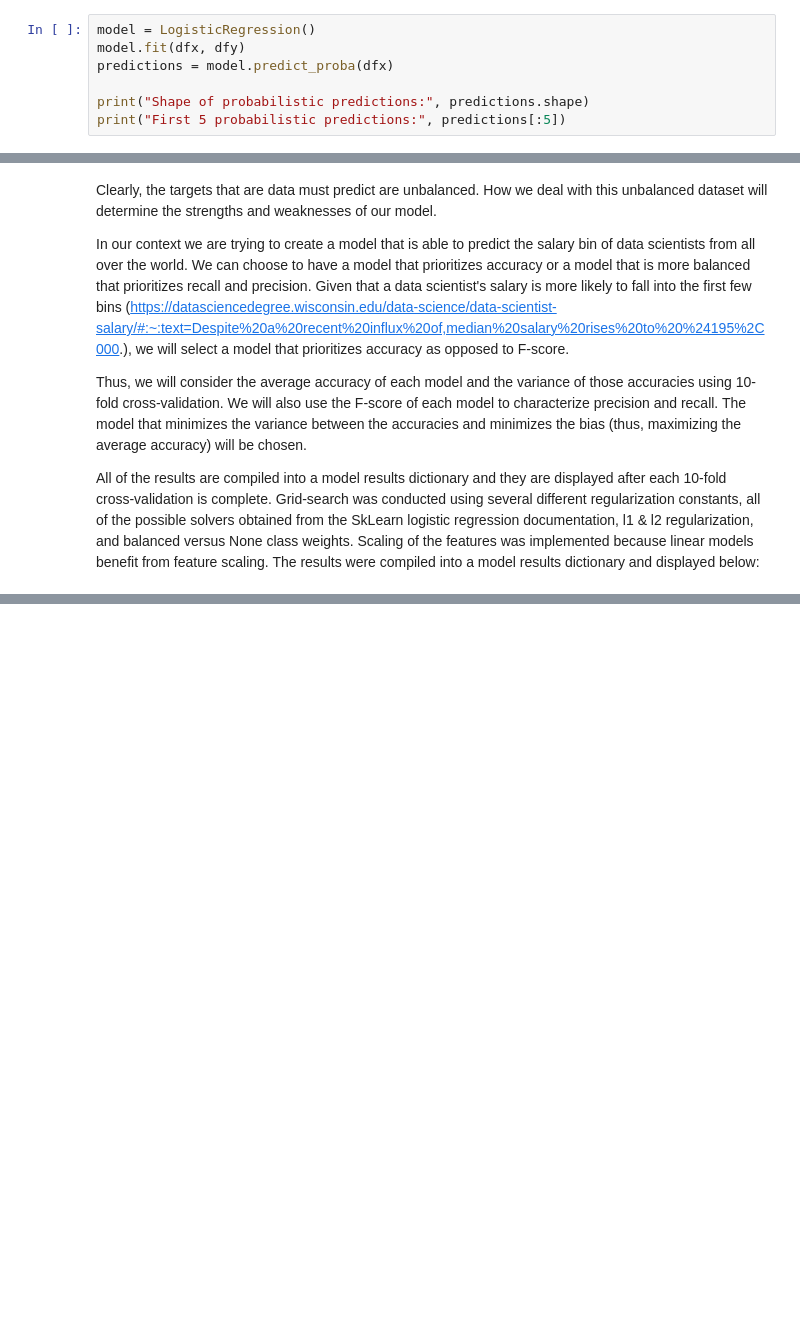
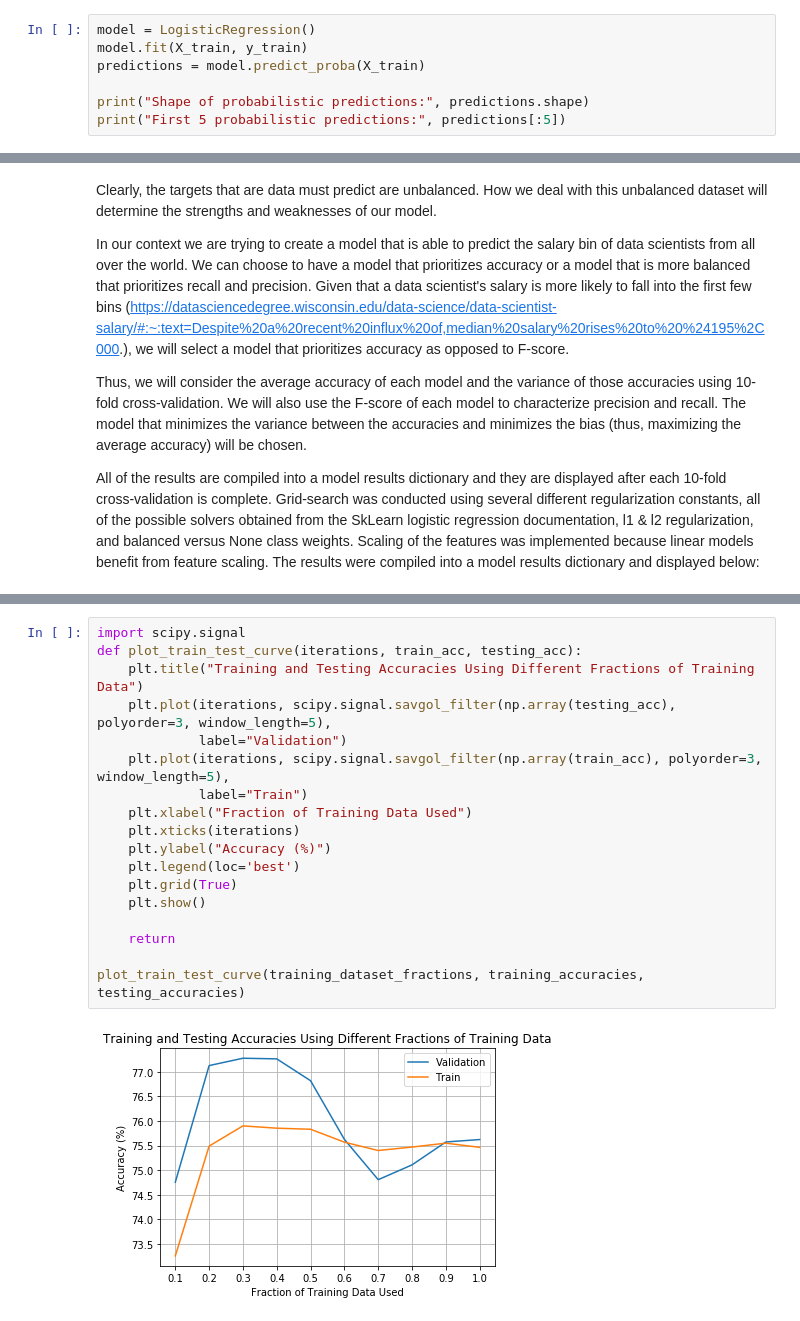
Before and after one commit to atkinssamuel/data-sci-salary-logistic-regression, a Jupyter notebook: atkins_1002951754_assignment2.ipynb, the cells around one changed output, grey strips where cells are left out. Drawn from its saved outputs; the diff is of its cells as text; blank space fills up the shorter version.

```diff
--- a/atkins_1002951754_assignment2.ipynb
+++ b/atkins_1002951754_assignment2.ipynb
@@ -845,7 +845,7 @@ From the above code snippet we can see that the average accuracy for the 10-fold
 # %%
 model = LogisticRegression()
-model.fit(dfx, dfy)
-predictions = model.predict_proba(dfx)
+model.fit(X_train, y_train)
+predictions = model.predict_proba(X_train)
 
 print("Shape of probabilistic predictions:", predictions.shape)
 print("First 5 probabilistic predictions:", predictions[:5])
@@ -1096,0 +1210,20 @@ The model that our grid search algorithm recommended has a variance of 5.866, an
+# %%
+import scipy.signal
+def plot_train_test_curve(iterations, train_acc, testing_acc):
+    plt.title("Training and Testing Accuracies Using Different Fractions of Training Data")
+    plt.plot(iterations, scipy.signal.savgol_filter(np.array(testing_acc), polyorder=3, window_length=5),
+             label="Validation")
+    plt.plot(iterations, scipy.signal.savgol_filter(np.array(train_acc), polyorder=3, window_length=5),
+             label="Train")
+    plt.xlabel("Fraction of Training Data Used")
+    plt.xticks(iterations)
+    plt.ylabel("Accuracy (%)")
+    plt.legend(loc='best')
+    plt.grid(True)
+    plt.show()
+
+    return
+
+plot_train_test_curve(training_dataset_fractions, training_accuracies, testing_accuracies)
+# %% [output]
+[figure, added]
```
Also changed, not shown: parts of 17 cells of this notebook.
